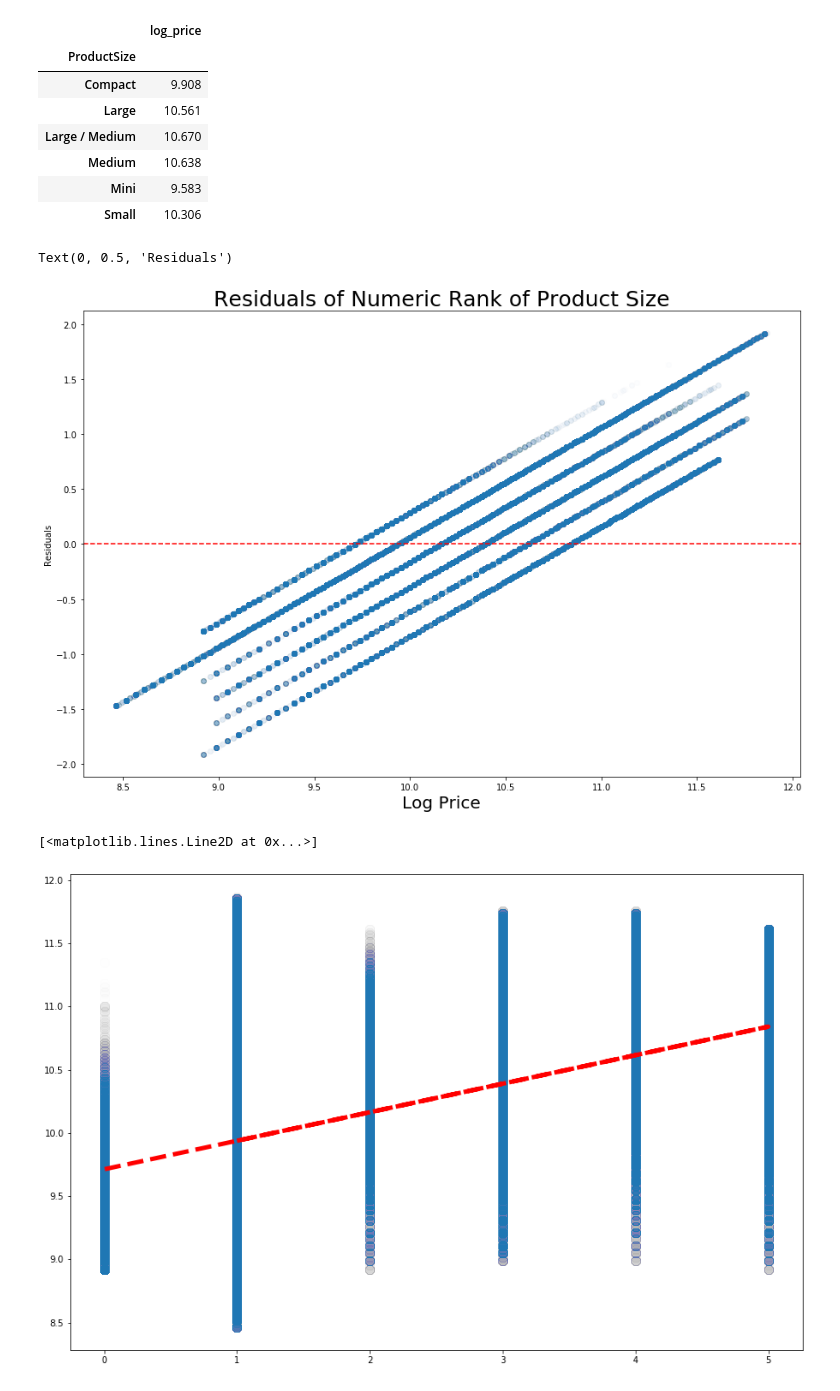
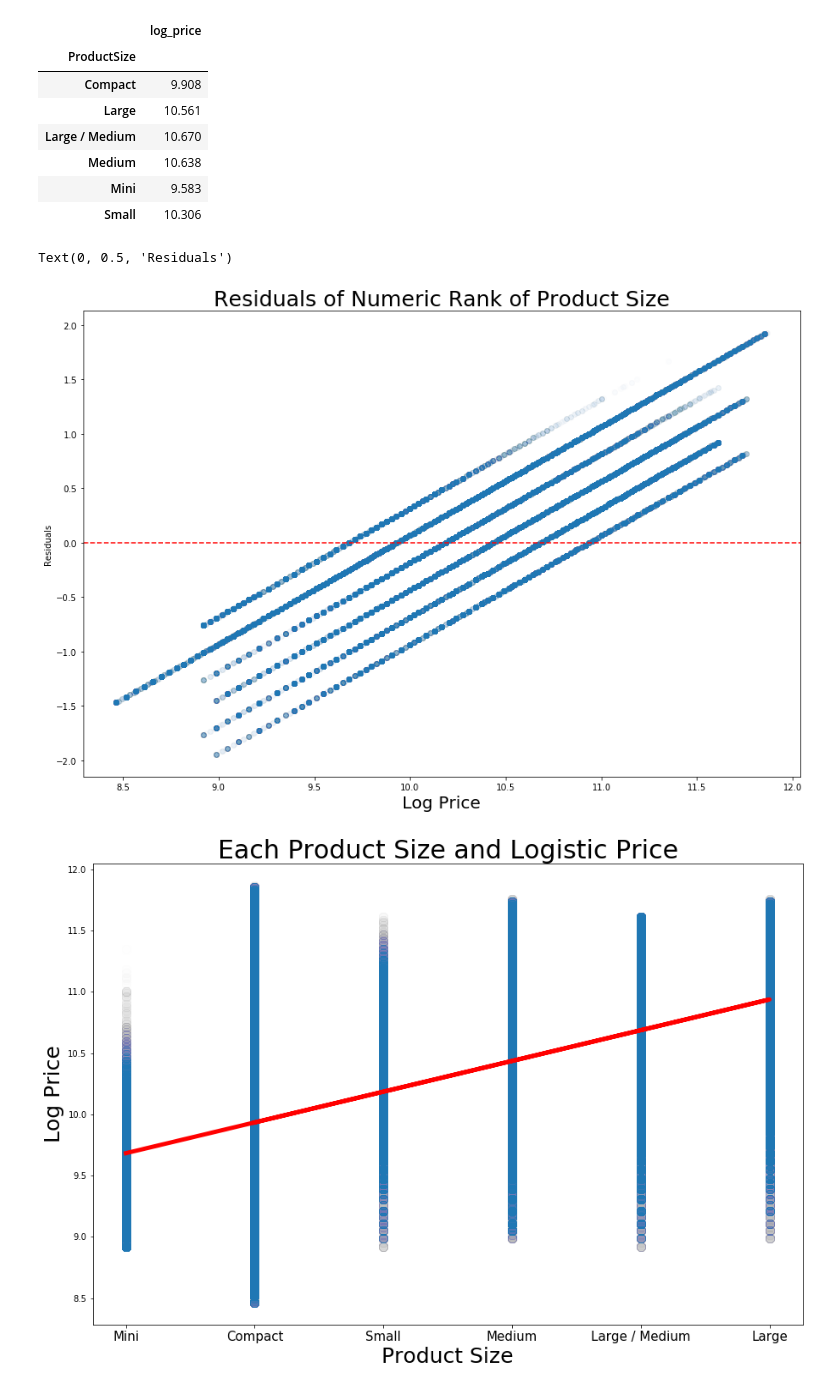
Before and after one commit to morganabbitt/Regression-Analysis, a Jupyter notebook: Morgan_data.ipynb, the cells around one changed output. Cells and saved outputs as stored; diff of their text form; code cells hidden in the pictures.

Commit message:
creating image

```diff
--- a/Morgan_data.ipynb
+++ b/Morgan_data.ipynb
@@ -136,7 +152,7 @@ data_1970[['ProductSize', 'log_price']].fillna('Compact').groupby('ProductSize')
 | Mini | 9.583 |
 | Small | 10.306 |
 # %%
-new = data_1970[['ProductSize', 'log_price']].fillna('Compact').replace({'Mini':0, 'Compact':1, 'Small': 2, 'Medium':3, 'Large':4, 'Large / Medium':5})
+new = data_1970[['ProductSize', 'log_price']].fillna('Compact').replace({'Mini':0, 'Compact':1, 'Small': 2, 'Medium':3, 'Large':5, 'Large / Medium':4})
 # %%
 X_new = sm.add_constant(new['ProductSize'])
 y_new = new['log_price']
@@ -151,15 +167,19 @@ plt.xlabel('Log Price', size=20)
 plt.ylabel('Residuals')
 # %% [output]
 Text(0, 0.5, 'Residuals')
-[figure, old version]
+[figure, new version]
 # %%
 const, size = results_new.params
 fig, ax = plt.subplots(figsize=(15,10))
 plt.scatter(new['ProductSize'], new['log_price'], alpha=0.002, s=120)
-plt.plot(new['ProductSize'], new['ProductSize'].map(lambda x: const + size * x), color='r', linestyle='--', linewidth=5)
+plt.plot(new['ProductSize'], new['ProductSize'].map(lambda x: const + size * x), color='r', linewidth=5)
+plt.title('Each Product Size and Logistic Price', size=30, pad=1)
+plt.xlabel('Product Size', size=25)
+plt.xticks(np.arange(6),('Mini', 'Compact', 'Small', 'Medium','Large / Medium',  'Large'), size=15)
+plt.ylabel('Log Price', size=25);
+plt.save_fig()
 # %% [output]
-[<matplotlib.lines.Line2D at 0x...>]
-[figure, old version]
+[figure, new version]
 # %%
 #X = sm.add_constant(pd.get_dummies(prod_df['ProductSize'])).drop(columns='Small')
 #y = prod_df['log_SalePrice']
```
Also changed, not shown: parts of 1 cell of this notebook, 2 other files.
